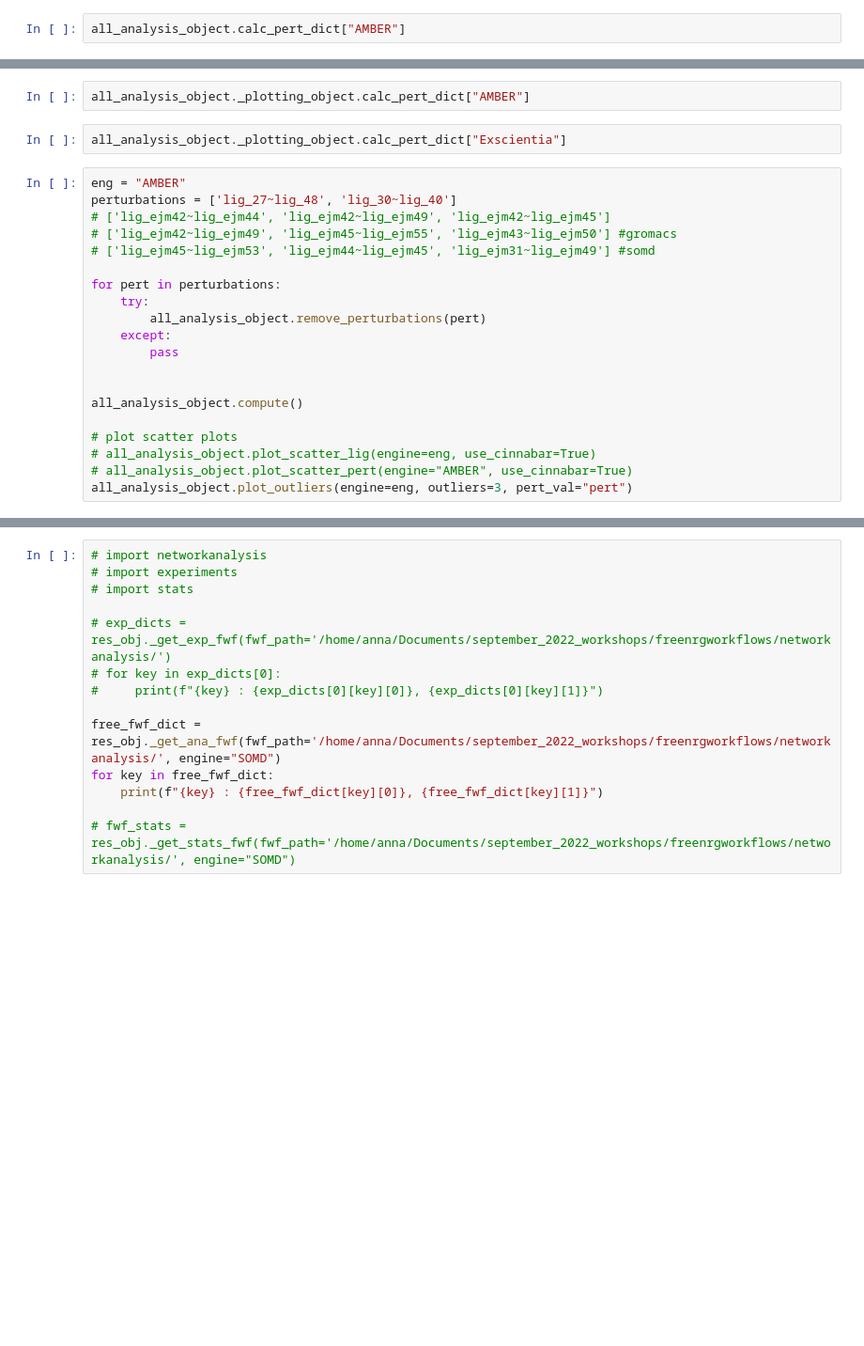
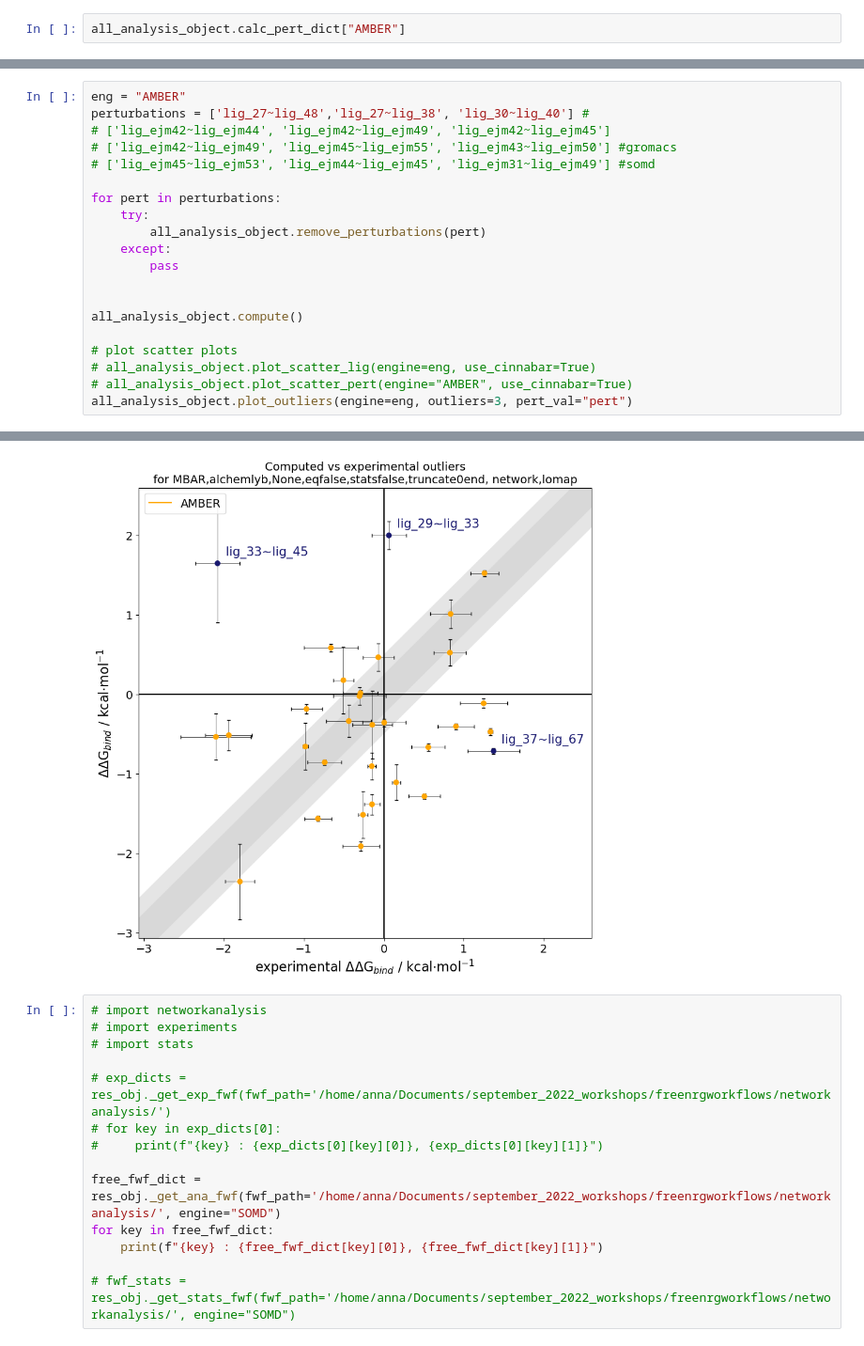
Before and after one commit to annamherz/code, a Jupyter notebook: notebooks/analysis_notebook.ipynb, the cells around one changed output, grey strips where cells are left out. Shown at 94% size. Cells and saved outputs as stored; diff of their text form; blank space fills up the shorter version.

```diff
--- a/notebooks/analysis_notebook.ipynb
+++ b/notebooks/analysis_notebook.ipynb
@@ -125,10 +201,6 @@ all_analysis_object._plotting_object.freenrg_df_dict["Exscientia"]["AMBER"]["per
-# %%
-all_analysis_object._plotting_object.calc_pert_dict["AMBER"]
-# %%
-all_analysis_object._plotting_object.calc_pert_dict["Exscientia"]
 # %%
 eng = "AMBER"
-perturbations = ['lig_27~lig_48', 'lig_30~lig_40']
+perturbations = ['lig_27~lig_48','lig_27~lig_38', 'lig_30~lig_40'] #
 # ['lig_ejm42~lig_ejm44', 'lig_ejm42~lig_ejm49', 'lig_ejm42~lig_ejm45']
 # ['lig_ejm42~lig_ejm49', 'lig_ejm45~lig_ejm55', 'lig_ejm43~lig_ejm50'] #gromacs
 # ['lig_ejm45~lig_ejm53', 'lig_ejm44~lig_ejm45', 'lig_ejm31~lig_ejm49'] #somd
@@ -146,3 +218,4 @@ all_analysis_object.compute()
 # all_analysis_object.plot_scatter_lig(engine=eng, use_cinnabar=True)
 # all_analysis_object.plot_scatter_pert(engine="AMBER", use_cinnabar=True)
 all_analysis_object.plot_outliers(engine=eng, outliers=3, pert_val="pert")
+# %% [output]
@@ -149,3 +239,4 @@ all_analysis_object.plot_outliers(engine=eng, outliers=3, pert_val="pert")
+[figure, added]
 # %%
 # import networkanalysis
 # import experiments
```
Also changed, not shown: parts of 8 cells of this notebook, 3 other files.
